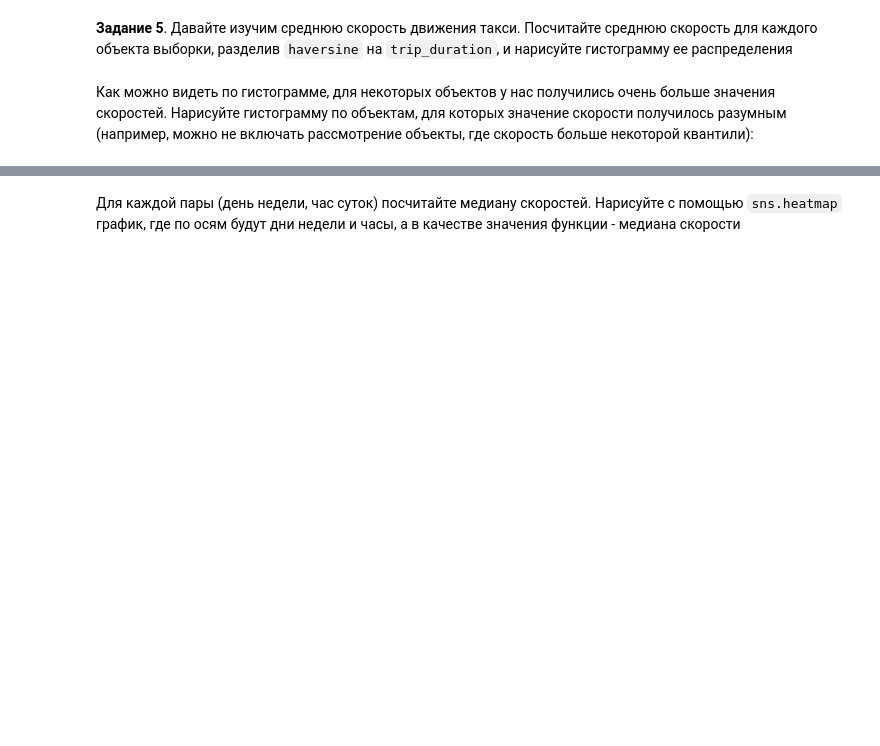
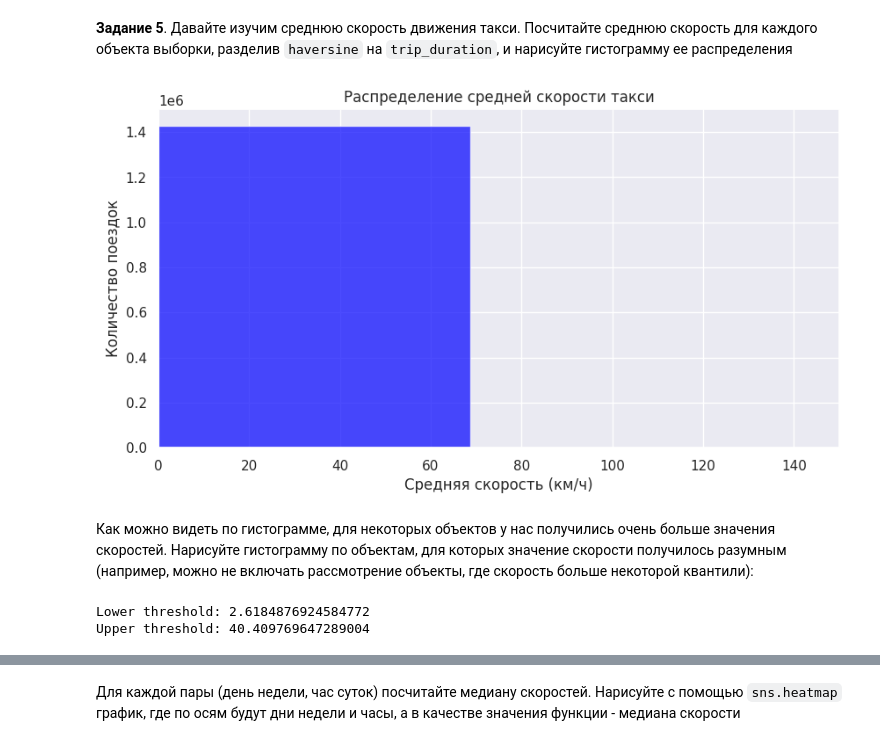
Before and after one commit to ElizabethCherrie/Analysis, a Jupyter notebook: Data_Analisys_Project_2023.ipynb, the cells around one changed output, grey strips where cells are left out. Saved outputs shown, nothing was run; the diff lists cells and outputs as text; code cells hidden in the pictures; blank space fills up the shorter version.

```diff
--- a/Data_Analisys_Project_2023.ipynb
+++ b/Data_Analisys_Project_2023.ipynb
@@ -275,11 +223,11 @@ plt.show()
 4. Является ли период аномальным (два бинарных признака, соответствующие двум аномальным периодам)
 5. Номер дня в году
 # %%
-df['weekday'] = df['pickup_datetime'].dt.dayofweek
-df['month'] = df['pickup_datetime'].dt.month
-df['anomaly_period_1'] = df['pickup_datetime'].isin(pd.to_datetime(['2016-01-23','2016-01-24'])).astype(int)
-df['anomaly_period_2'] = ((df['hour'] >= 3) & (df['hour'] <= 6)).astype(int)
-df['day_of_year'] = df['pickup_datetime'].dt.dayofyear
+df_filtered['weekday'] = df_filtered['pickup_datetime'].dt.dayofweek
+df_filtered['month'] = df_filtered['pickup_datetime'].dt.month
+df_filtered['anomaly_period_1'] = df_filtered['pickup_datetime'].isin(pd.to_datetime(['2016-01-23','2016-01-24'])).astype(int)
+df_filtered['anomaly_period_2'] = ((df_filtered['hour'] >= 3) & (df_filtered['hour'] <= 6)).astype(int)
+df_filtered['day_of_year'] = df_filtered['pickup_datetime'].dt.dayofyear
 #╰( ͡° ͜ʖ ͡° )つ──☆*:・ﾟ
 # %% [markdown]
 Итак, мы уже создали некоторое количество признаков.
@@ -329,0 +287,19 @@ show_circles_on_map(data.sample(1000), "dropoff_latitude", "dropoff_longitude",
+# %%
+#╰( ͡° ͜ʖ ͡° )つ──☆*:・ﾟ
+
+def haversine_vectorized(lon1, lat1, lon2, lat2):
+    R = 6371
+    lon1, lat1, lon2, lat2 = map(np.radians, [lon1, lat1, lon2, lat2])
+    dlon = lon2 - lon1
+    dlat = lat2 - lat1
+
+    a = np.sin(dlat/2.0)**2 + np.cos(lat1) * np.cos(lat2) * np.sin(dlon/2.0)**2
+    c = 2 * np.arcsin(np.sqrt(a))
+    return R * c
+# %%
+df_filtered["haversine"] = haversine_vectorized(
+    df_filtered["pickup_longitude"].values,
+    df_filtered["pickup_latitude"].values,
+    df_filtered["dropoff_longitude"].values,
+    df_filtered["dropoff_latitude"].values
+)
@@ -331,5 +317,16 @@ show_circles_on_map(data.sample(1000), "dropoff_latitude", "dropoff_longitude",
 **Задание 5**. Давайте изучим среднюю скорость движения такси. Посчитайте среднюю скорость для каждого объекта выборки, разделив `haversine` на `trip_duration`, и нарисуйте гистограмму ее распределения
 # %%
 #╰( ͡° ͜ʖ ͡° )つ──☆*:・ﾟ
+df_filtered["speed"] = df_filtered["haversine"] / (df_filtered["trip_duration"] / 3600)
+# %%
+plt.figure(figsize=(10,5))
+plt.hist(df_filtered["speed"], bins=100, color="blue", alpha=0.7)
+plt.xlabel("Средняя скорость (км/ч)")
+plt.ylabel("Количество поездок")
+plt.title("Распределение средней скорости такси")
+plt.xlim(0, 150)
+plt.show()
+# %% [output]
+[figure, added]
 # %% [markdown]
 Как можно видеть по гистограмме, для некоторых объектов у нас получились очень больше значения скоростей. Нарисуйте гистограмму по объектам, для которых значение скорости получилось разумным (например, можно не включать рассмотрение объекты, где скорость больше некоторой квантили):
@@ -337,0 +333,8 @@ show_circles_on_map(data.sample(1000), "dropoff_latitude", "dropoff_longitude",
+# %%
+lower = df_filtered['speed'].quantile(0.01)
+upper = df_filtered['speed'].quantile(0.99)
+print("Lower threshold:", lower)
+print("Upper threshold:", upper)
+# %% [output]
+Lower threshold: 2.6184876924584772
+Upper threshold: 40.409769647289004
```
Also changed, not shown: parts of 34 cells of this notebook.
